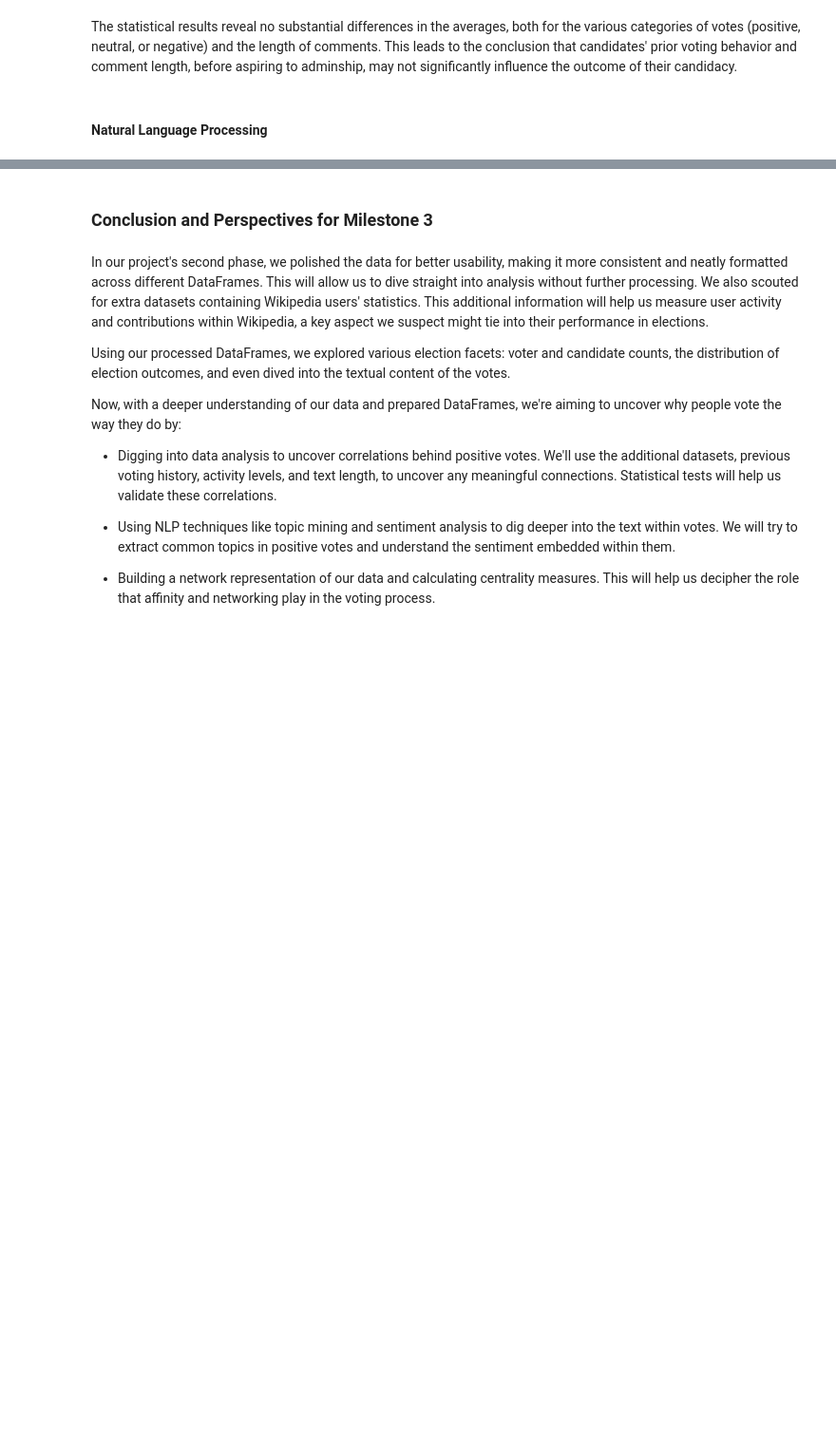
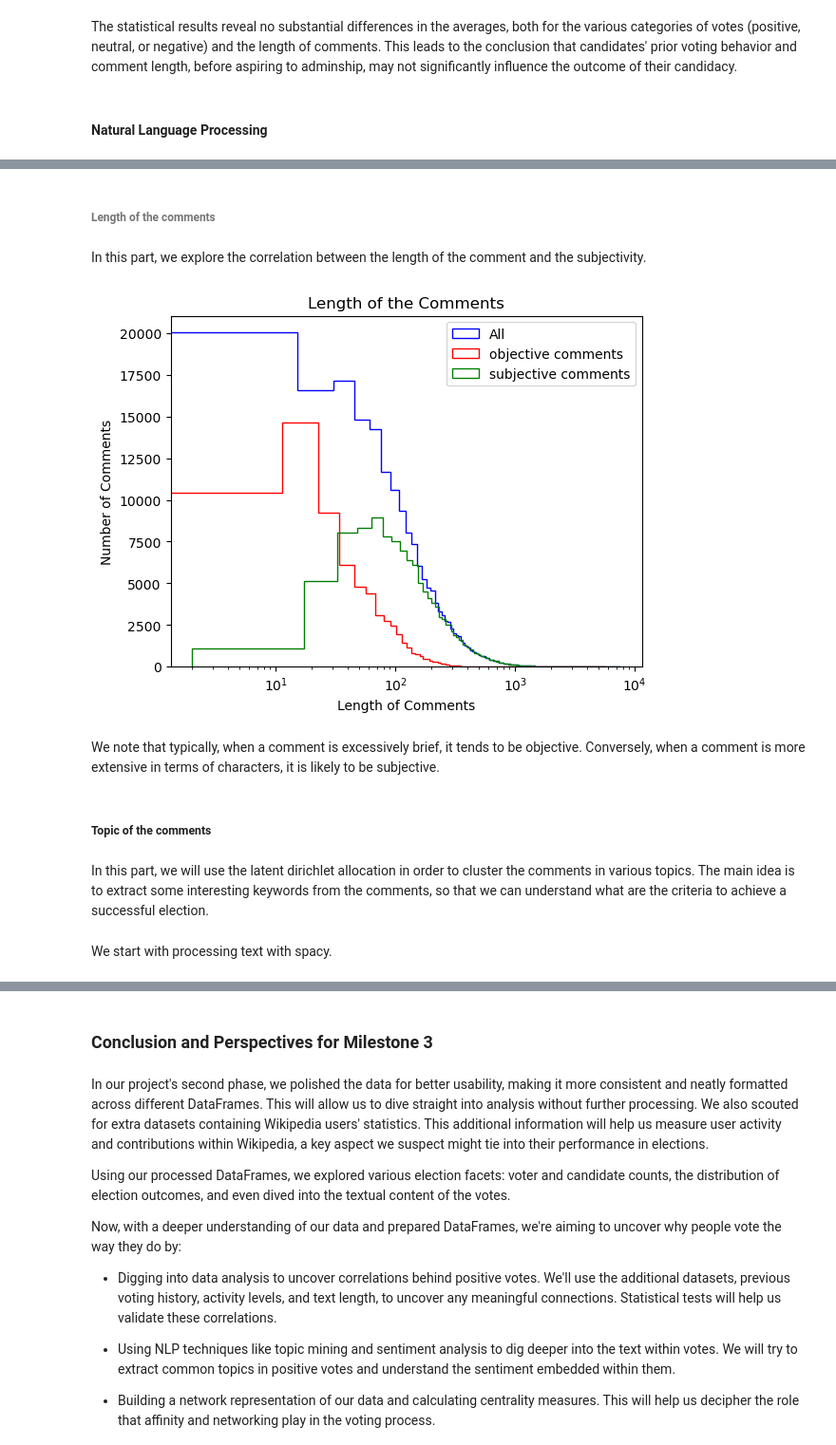
Before and after one commit to epfl-ada/ada-2023-project-datanauts23, a Jupyter notebook: data_processing.ipynb, the cells around one changed output, grey strips where cells are left out. Shown at 95% size. Cells and saved outputs as stored; diff of their text form; code cells hidden in the pictures; blank space fills up the shorter version.

```diff
--- a/data_processing.ipynb
+++ b/data_processing.ipynb
@@ -1336,0 +1448,25 @@ The statistical results reveal no substantial differences in the averages, both
+# %% [markdown]
+###### Length of the comments
+# %% [markdown]
+In this part, we explore the correlation between the length of the comment and the subjectivity.
+# %%
+fig,ax = plt.subplots()
+ax.hist(wiki_copy['TXT'].str.len(),bins=500, histtype="step", label='All',color='b')
+ax.hist(wiki_copy[wiki_copy['subjectivity'] < 0.2]['TXT'].str.len(),bins=500, histtype="step", label='objective comments',color='r')
+ax.hist(wiki_copy[wiki_copy['subjectivity'] > 0.2]['TXT'].str.len(),bins=500, histtype="step", label='subjective comments',color='g')
+plt.xlabel('Length of Comments')
+plt.ylabel('Number of Comments')
+plt.xscale('log')
+plt.legend()
+plt.title('Length of the Comments')
+plt.show()
+# %% [output]
+[figure, added]
+# %% [markdown]
+We note that typically, when a comment is excessively brief, it tends to be objective. Conversely, when a comment is more extensive in terms of characters, it is likely to be subjective.
+# %% [markdown]
+##### Topic of the comments
+# %% [markdown]
+In this part, we will use the latent dirichlet allocation in order to cluster the comments in various topics. The main idea is to extract some interesting keywords from the comments, so that we can understand what are the criteria to achieve a successful election.
+# %% [markdown]
+We start with processing text with spacy.
```
Also changed, not shown: parts of 39 cells of this notebook.
